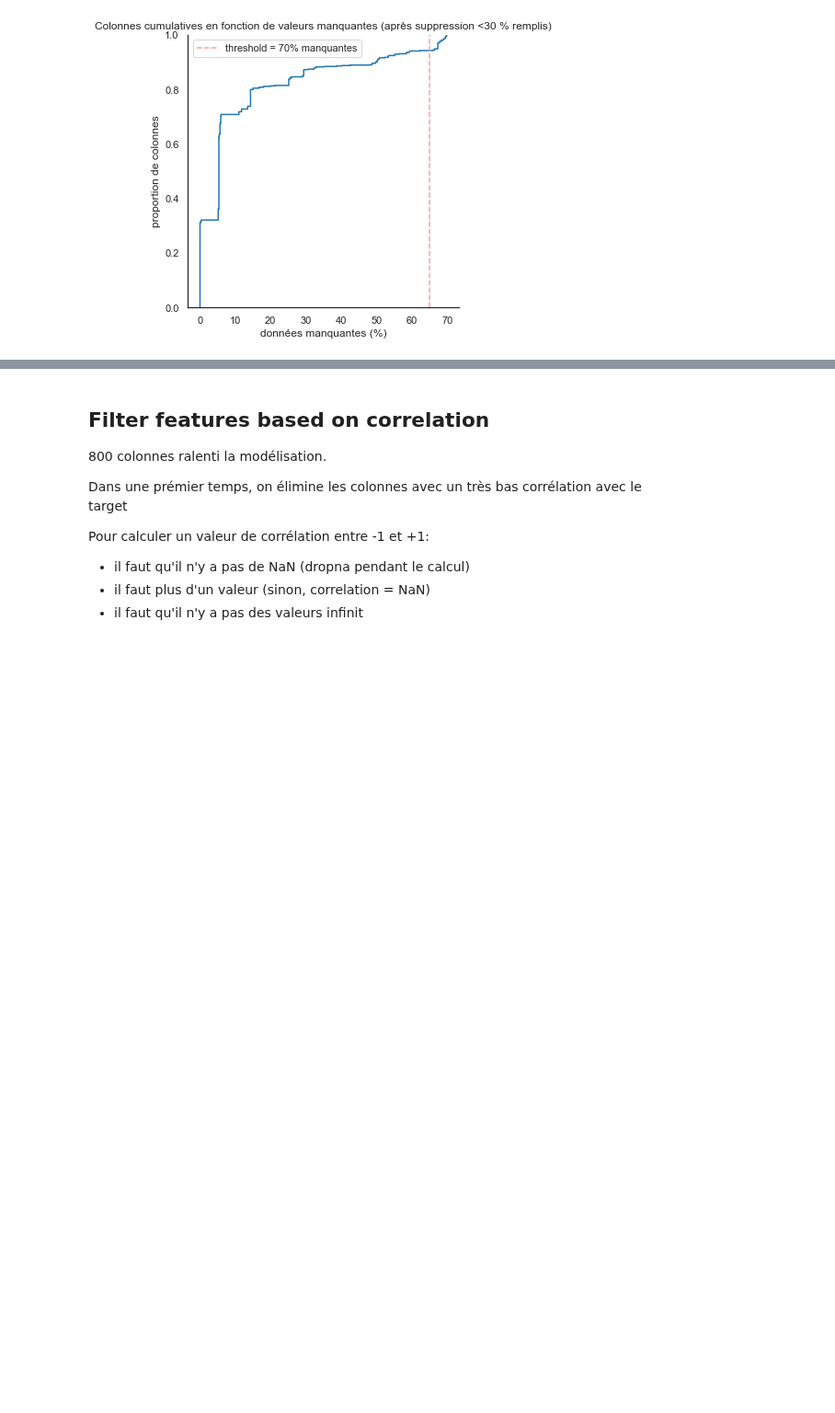
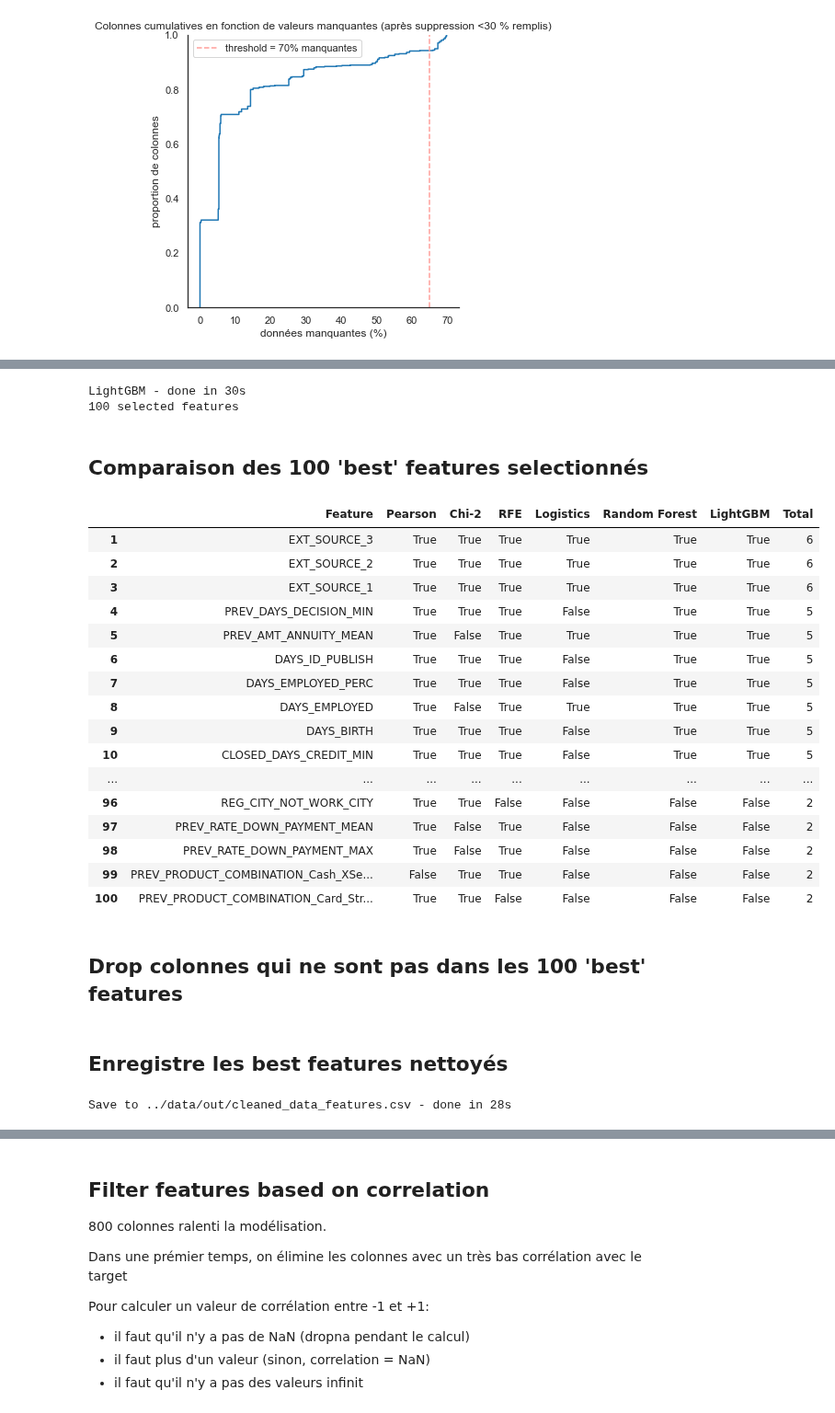
Before and after one commit to mrcreasey/oc-ds-p7-scoring-dashboard, a Jupyter notebook: code/P7_eda_nettoyage.ipynb, the cells around one changed output, grey strips where cells are left out. Shown at 92% size. Drawn from its saved outputs; the diff is of its cells as text; code cells hidden in the pictures; blank space fills up the shorter version.

Commit message:
add best feature selection (ensemble of methods)

```diff
--- a/code/P7_eda_nettoyage.ipynb
+++ b/code/P7_eda_nettoyage.ipynb
@@ -1355,0 +1499,4 @@ On considere Feature sélection comme partie du modélisation : voir notebook de
+# %%
+X_resampled = drop_single_value_cols(X_resampled)
+X = X.drop(columns=non_var_cols)
+df_data = df_data.drop(columns=non_var_cols)
@@ -1355,0 +1559,2 @@ On considere Feature sélection comme partie du modélisation : voir notebook de
+# %%
+MAX_FEATURES = 100
@@ -1355,0 +1679,11 @@ On considere Feature sélection comme partie du modélisation : voir notebook de
+# %%
+from sklearn.feature_selection import SelectFromModel
+from sklearn.ensemble import RandomForestClassifier
+
+embedded_rf_selector = SelectFromModel(RandomForestClassifier(
+    n_estimators=100), max_features=MAX_FEATURES)
+with timer('Random Forest'):
+    embedded_rf_selector.fit(X_filled, y_resampled)
+embedded_rf_support = embedded_rf_selector.get_support()
+embedded_rf_feature = X_filled.loc[:, embedded_rf_support].columns.tolist()
+print(str(len(embedded_rf_feature)), 'selected features')
@@ -1355,0 +1700,51 @@ On considere Feature sélection comme partie du modélisation : voir notebook de
+# %%
+from sklearn.feature_selection import SelectFromModel
+from lightgbm import LGBMClassifier
+
+lgbc = LGBMClassifier(n_estimators=500, learning_rate=0.05, num_leaves=32, colsample_bytree=0.2,
+                      reg_alpha=3, reg_lambda=1, min_split_gain=0.01, min_child_weight=40)
+
+embedded_lgb_selector = SelectFromModel(lgbc, max_features=MAX_FEATURES)
+with timer('LightGBM'):
+    embedded_lgb_selector.fit(X_resampled, y_resampled)
+embedded_lgb_support = embedded_lgb_selector.get_support()
+embedded_lgb_feature = X_resampled.loc[:, embedded_lgb_support].columns.tolist()
+print(str(len(embedded_lgb_feature)), 'selected features')
+# %% [output]
+LightGBM - done in 30s
+100 selected features
+# %% [markdown]
+## Comparaison des 100 'best' features selectionnés
+# %%
+pd.set_option('display.max_rows', None)
+# put all selection together
+feature_names = X.columns.tolist()
+feature_selection_df = pd.DataFrame({'Feature': feature_names, 'Pearson': cor_support, 'Chi-2': chi_support, 'RFE': rfe_support, 'Logistics': embedded_lr_support,
+                                    'Random Forest': embedded_rf_support, 'LightGBM': embedded_lgb_support})
+# count the selected times for each feature
+feature_selection_df['Total'] = np.sum(feature_selection_df, axis=1)
+# display the top 100
+feature_selection_df = feature_selection_df.sort_values(
+    ['Total', 'Feature'], ascending=False)
+feature_selection_df.index = range(1, len(feature_selection_df)+1)
+feature_selection_df.head(100)
+# %% [output]
+|  | Feature | Pearson | Chi-2 | RFE | Logistics | Random Forest | LightGBM | Total |
+| 1 | EXT_SOURCE_3 | True | True | True | True | True | True | 6 |
+| 2 | EXT_SOURCE_2 | True | True | True | True | True | True | 6 |
+| 3 | EXT_SOURCE_1 | True | True | True | True | True | True | 6 |
+| 4 | PREV_DAYS_DECISION_MIN | True | True | True | False | True | True | 5 |
+| 5 | PREV_AMT_ANNUITY_MEAN | True | False | True | True | True | True | 5 |
+| 6 | DAYS_ID_PUBLISH | True | True | True | False | True | True | 5 |
+| 7 | DAYS_EMPLOYED_PERC | True | True | True | False | True | True | 5 |
+| 8 | DAYS_EMPLOYED | True | False | True | True | True | True | 5 |
+| 9 | DAYS_BIRTH | True | True | True | False | True | True | 5 |
+| 10 | CLOSED_DAYS_CREDIT_MIN | True | True | True | False | True | True | 5 |
+| ... | ... | ... | ... | ... | ... | ... | ... | ... |
+| 96 | REG_CITY_NOT_WORK_CITY | True | True | False | False | False | False | 2 |
+| 97 | PREV_RATE_DOWN_PAYMENT_MEAN | True | False | True | False | False | False | 2 |
+| 98 | PREV_RATE_DOWN_PAYMENT_MAX | True | False | True | False | False | False | 2 |
+| 99 | PREV_PRODUCT_COMBINATION_Cash_XSe... | False | True | True | False | False | False | 2 |
+| 100 | PREV_PRODUCT_COMBINATION_Card_Str... | True | True | False | False | False | False | 2 |
+# %% [markdown]
+## Drop colonnes qui ne sont pas dans les 100 'best' features
@@ -1355,0 +1763,8 @@ On considere Feature sélection comme partie du modélisation : voir notebook de
+# %% [markdown]
+## Enregistre les best features nettoyés
+# %%
+best_features_path = f'{OUT_FOLDER}/{CLEAN_DATA_FEATURES}'
+with timer(f'Save to {best_features_path}'):
+    df_data.to_csv(best_features_path, index=False)
+# %% [output]
+Save to ../data/out/cleaned_data_features.csv - done in 28s
```
Also changed, not shown: parts of 52 cells of this notebook.
